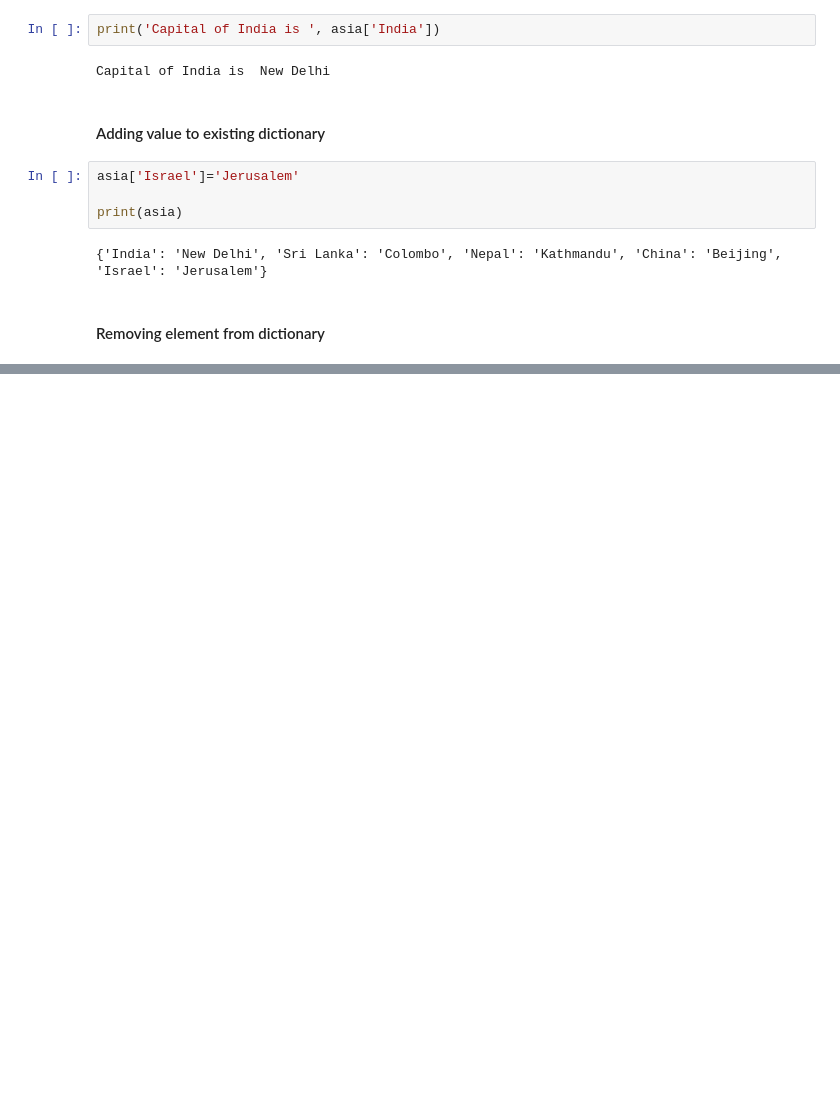
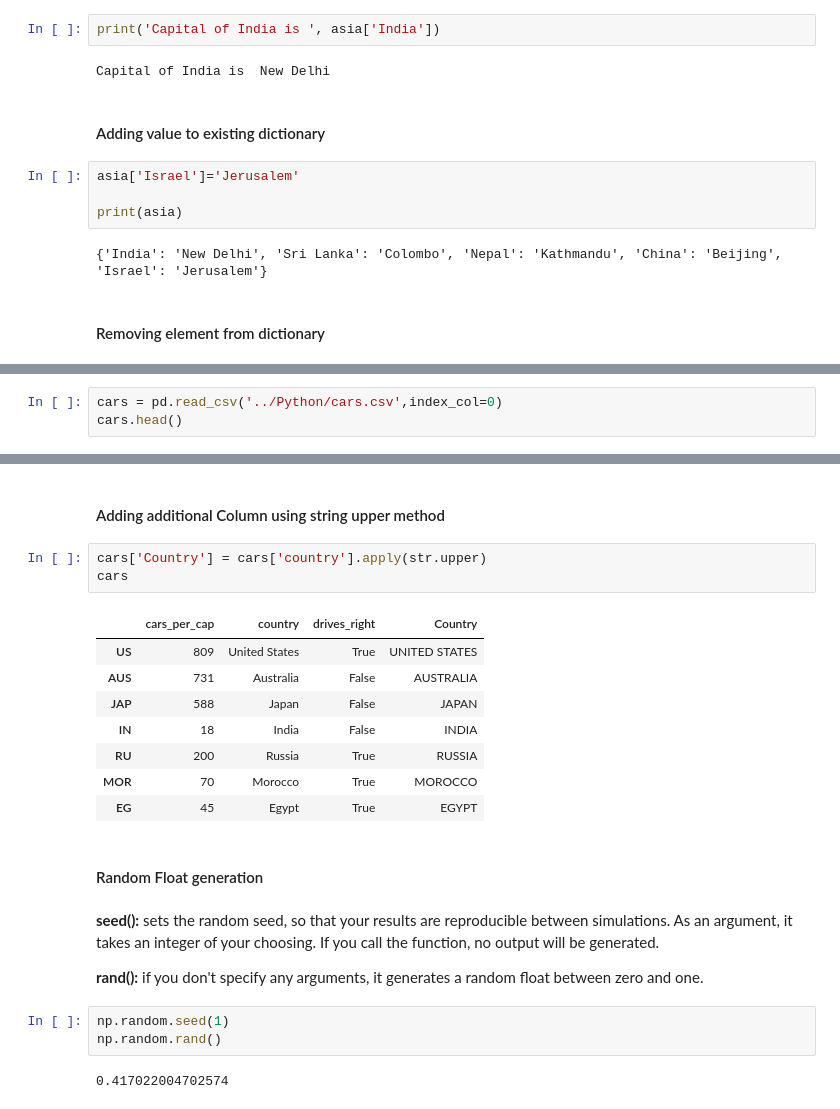
Before and after one commit to subhradeep/Python, a Jupyter notebook: Python Intermediate.ipynb, the cells around one changed output, grey strips where cells are left out. Drawn from its saved outputs; the diff is of its cells as text; blank space fills up the shorter version.

Commit message:
Python Practice

```diff
--- a/Python Intermediate.ipynb
+++ b/Python Intermediate.ipynb
@@ -107,0 +183,3 @@ print(asia)
+# %%
+cars = pd.read_csv('../Python/cars.csv',index_col=0)
+cars.head()
@@ -107,0 +468,26 @@ print(asia)
+# %% [markdown]
+#### Adding additional Column using string upper method
+# %%
+cars['Country'] = cars['country'].apply(str.upper)
+cars
+# %% [output]
+|  | cars_per_cap | country | drives_right | Country |
+| US | 809 | United States | True | UNITED STATES |
+| AUS | 731 | Australia | False | AUSTRALIA |
+| JAP | 588 | Japan | False | JAPAN |
+| IN | 18 | India | False | INDIA |
+| RU | 200 | Russia | True | RUSSIA |
+| MOR | 70 | Morocco | True | MOROCCO |
+| EG | 45 | Egypt | True | EGYPT |
+# %% [markdown]
+#### Random Float generation
+# %% [markdown]
+<b>seed():</b> sets the random seed, so that your results are reproducible between simulations. As an argument, it takes an integer of your choosing. If you call the function, no output will be generated.
+
+
+<b>rand():</b> if you don't specify any arguments, it generates a random float between zero and one.
+# %%
+np.random.seed(1)
+np.random.rand()
+# %% [output]
+0.417022004702574
```
Also changed, not shown: parts of 61 cells of this notebook, 4 other files.
